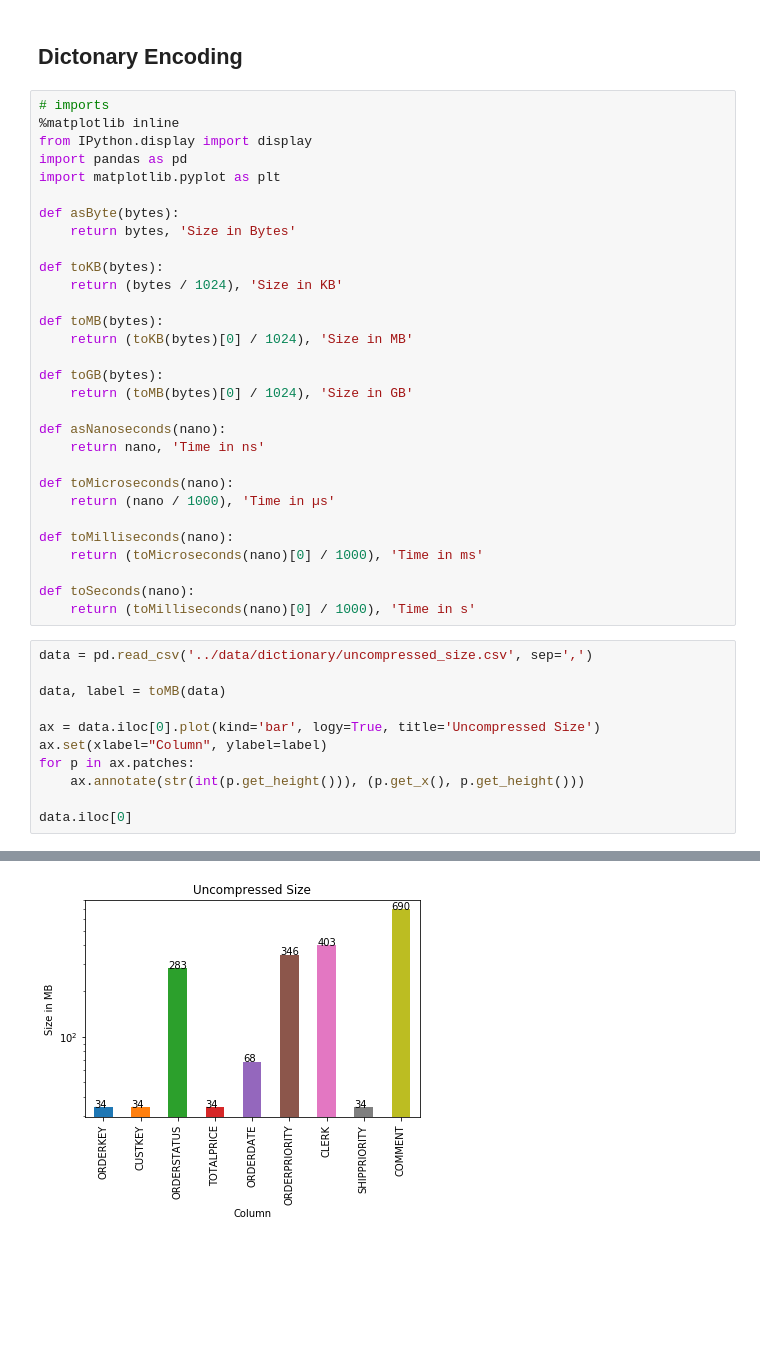
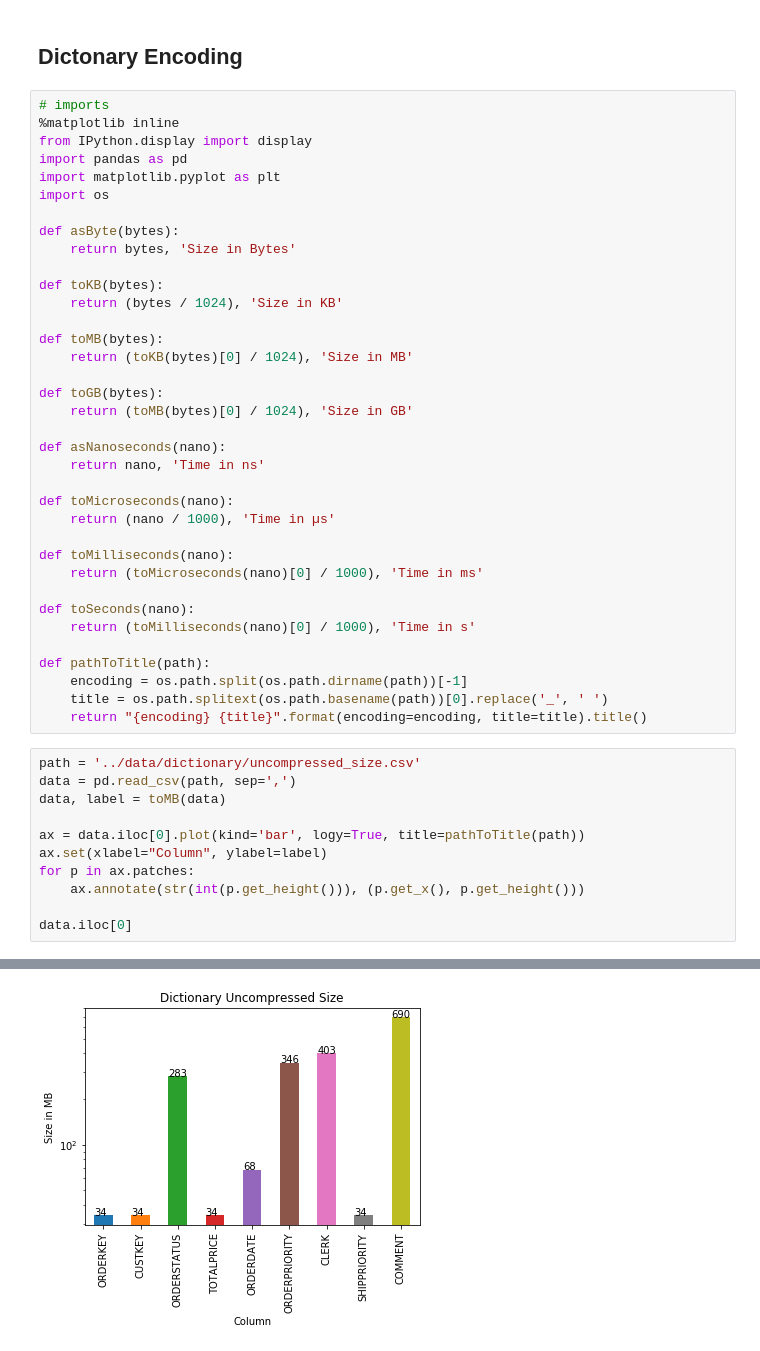
Before and after one commit to paszin/TuCompression, a Jupyter notebook: python/Compression Results.ipynb, the cells around one changed output, grey strips where cells are left out. Saved outputs shown, nothing was run; the diff lists cells and outputs as text; blank space fills up the shorter version.

Commit message:
Fixed comression result titles

```diff
--- a/python/Compression Results.ipynb
+++ b/python/Compression Results.ipynb
@@ -8,6 +8,7 @@
 from IPython.display import display
 import pandas as pd
 import matplotlib.pyplot as plt
+import os
 
 def asByte(bytes):
     return bytes, 'Size in Bytes'
@@ -32,27 +33,32 @@ def toMilliseconds(nano):
 
 def toSeconds(nano):
     return (toMilliseconds(nano)[0] / 1000), 'Time in s'
+
+def pathToTitle(path):
+    encoding = os.path.split(os.path.dirname(path))[-1]
+    title = os.path.splitext(os.path.basename(path))[0].replace('_', ' ')
+    return "{encoding} {title}".format(encoding=encoding, title=title).title()
 # %%
-data = pd.read_csv('../data/dictionary/uncompressed_size.csv', sep=',')
-
+path = '../data/dictionary/uncompressed_size.csv'
+data = pd.read_csv(path, sep=',')
 data, label = toMB(data)
 
-ax = data.iloc[0].plot(kind='bar', logy=True, title='Uncompressed Size')
+ax = data.iloc[0].plot(kind='bar', logy=True, title=pathToTitle(path))
 ax.set(xlabel="Column", ylabel=label)
 for p in ax.patches:
     ax.annotate(str(int(p.get_height())), (p.get_x(), p.get_height()))
 
 data.iloc[0]
 # %% [output]
 ORDERKEY          34.332275
 CUSTKEY           34.332275
 ORDERSTATUS      283.241272
 TOTALPRICE        34.332275
 ORDERDATE         68.664551
 ORDERPRIORITY    346.766669
 CLERK            403.404236
 SHIPPRIORITY      34.332275
 COMMENT          690.933191
 Name: 0, dtype: float64
-[figure, old version]
+[figure, new version]
 # %%
```
Also changed, not shown: parts of 6 cells of this notebook.
